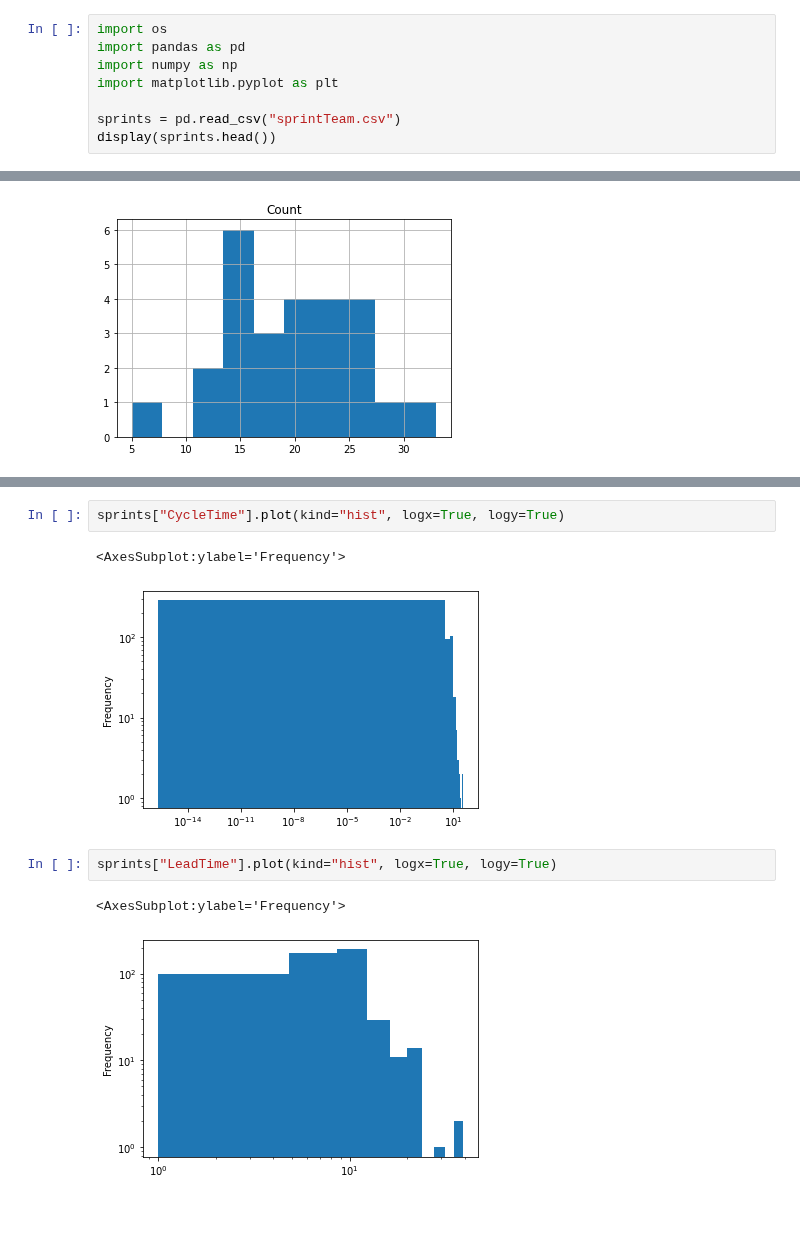
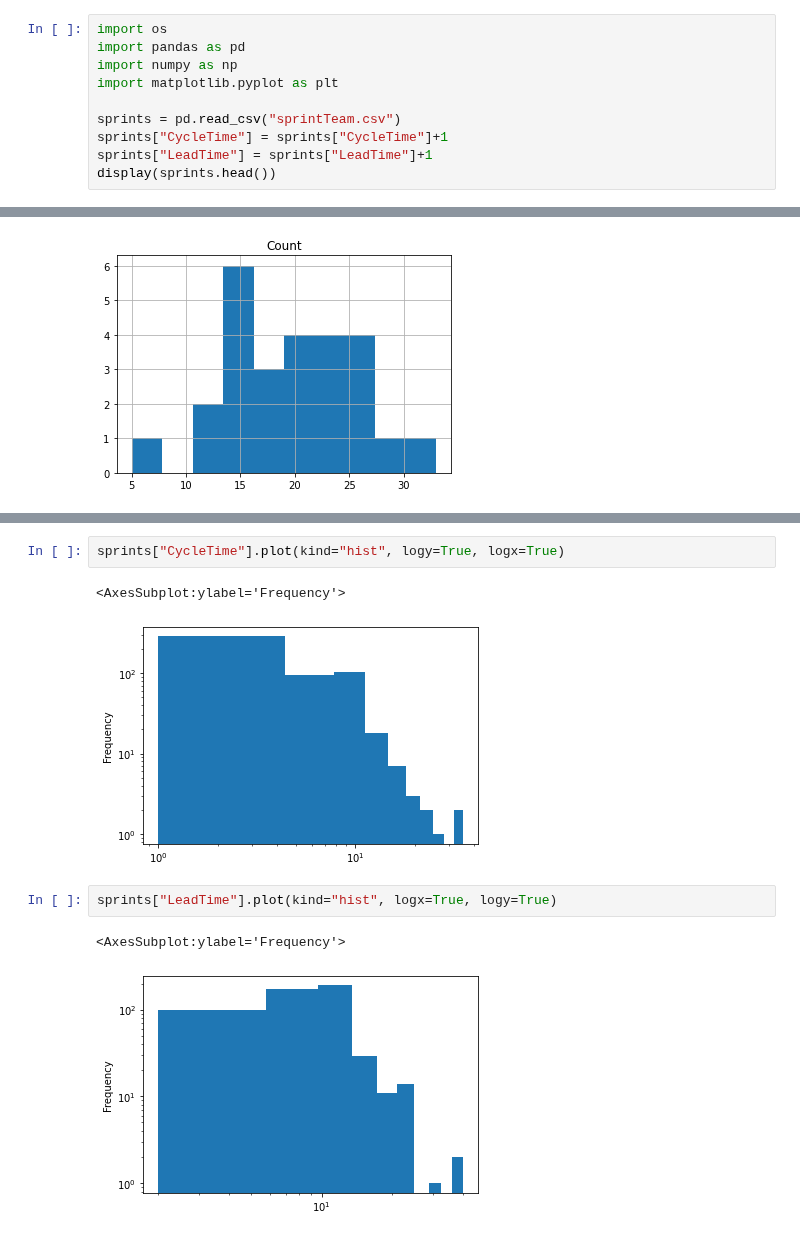
Before and after one commit to zkavtaskin/Lead-Time-Driven-Delivery-Simulation, a Jupyter notebook: Notebook/LittlePower.ipynb, the cells around one changed output, grey strips where cells are left out. Saved outputs shown, nothing was run; the diff lists cells and outputs as text.

```diff
--- a/Notebook/LittlePower.ipynb
+++ b/Notebook/LittlePower.ipynb
@@ -13,6 +13,8 @@ import numpy as np
 import matplotlib.pyplot as plt
 
 sprints = pd.read_csv("sprintTeam.csv")
+sprints["CycleTime"] = sprints["CycleTime"]+1
+sprints["LeadTime"] = sprints["LeadTime"]+1
 display(sprints.head())
 # %% [output]
 |  | Sprint | CycleTime | LeadTime |
@@ -55,10 +83,10 @@ dtype: float64
 # %%
-sprints["CycleTime"].plot(kind="hist", logx=True, logy=True)
+sprints["CycleTime"].plot(kind="hist", logy=True, logx=True)
 # %% [output]
 <AxesSubplot:ylabel='Frequency'>
-[figure, old version]
+[figure, new version]
 # %%
 sprints["LeadTime"].plot(kind="hist", logx=True, logy=True)
 # %% [output]
 <AxesSubplot:ylabel='Frequency'>
-[figure, old version]
+[figure, new version]
```
Also changed, not shown: parts of 7 cells of this notebook, 2 other files.
